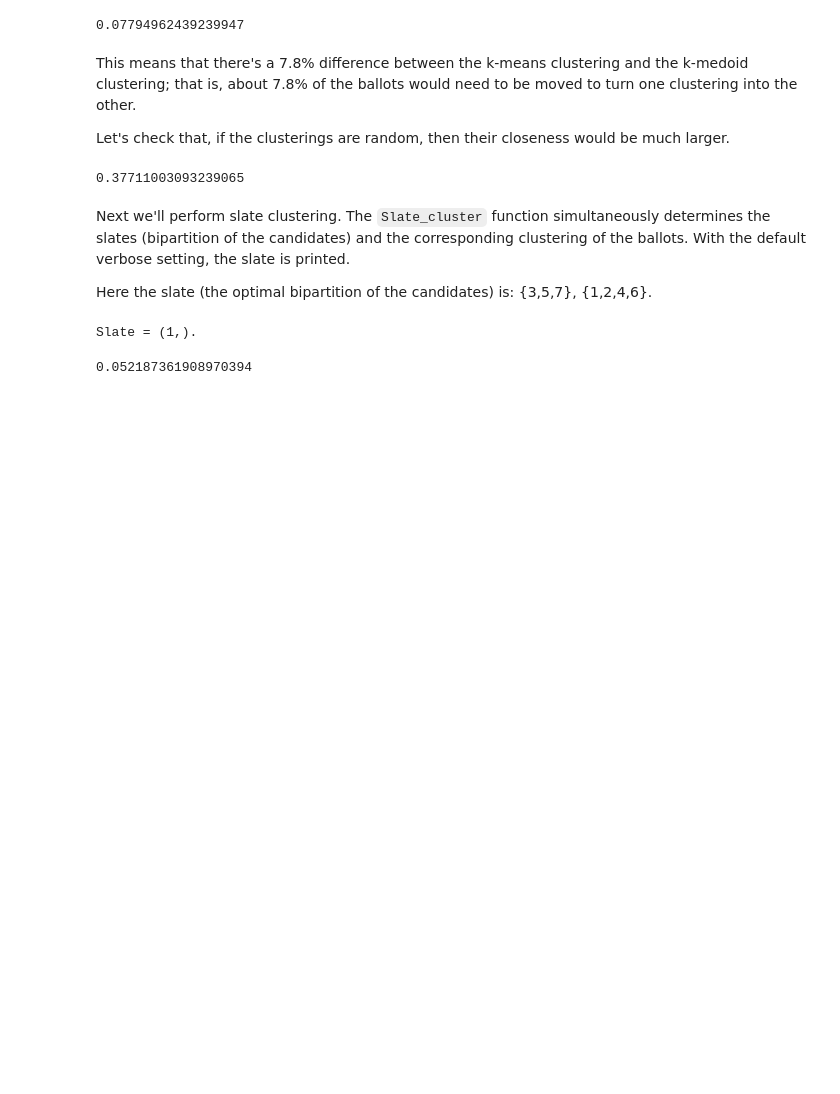
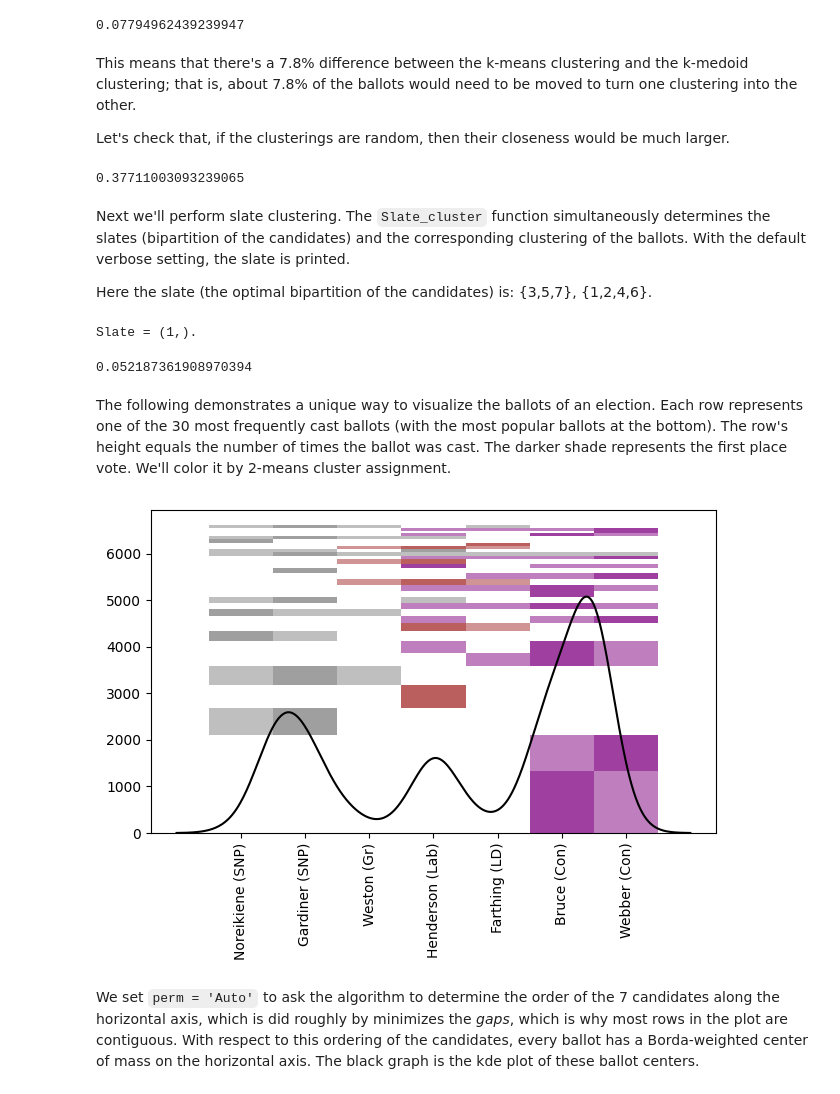
Before and after one commit to mggg/ballot-clustering, a Jupyter notebook: Tutorial.ipynb, the cells around one changed output. Cells and saved outputs as stored; diff of their text form; code cells hidden in the pictures; blank space fills up the shorter version.

```diff
--- a/Tutorial.ipynb
+++ b/Tutorial.ipynb
@@ -164,3 +185,13 @@ Clustering_closeness(election, C,Cs)
 # %% [output]
 Slate = (1,).
 0.052187361908970394
+# %% [markdown]
+The following demonstrates a unique way to visualize the ballots of an election. Each row represents one of the 30 most frequently cast ballots (with the most popular ballots at the bottom).  The row's height equals the number of times the ballot was cast.  The darker shade represents the first place vote.  We'll color it by 2-means cluster assignment.
+# %%
+C_3means = kmeans(election, k=3)
+# %%
+Sunset_plot(election, C_3means, cand_list=cand_names,size = 30, draw_edges = False, perm = 'Auto', filename='plots/sunset.jpg')
+# %% [output]
+[figure, added]
+# %% [markdown]
+We set `perm = 'Auto'` to ask the algorithm to determine the order of the 7 candidates along the horizontal axis, which is did roughly by minimizes the *gaps*, which is why most rows in the plot are contiguous.  With respect to this ordering of the candidates, every ballot has a Borda-weighted center of mass on the horizontal axis.  The black graph is the kde plot of these ballot centers.
```
Also changed, not shown: parts of 6 cells of this notebook, 3 other files.
